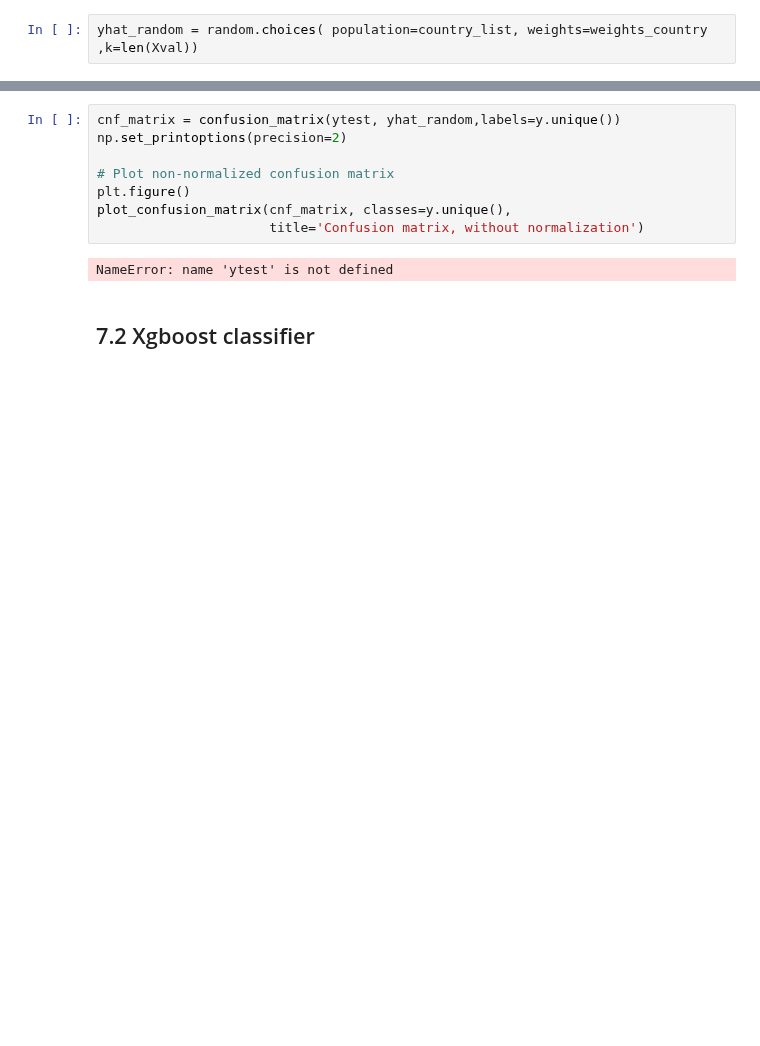
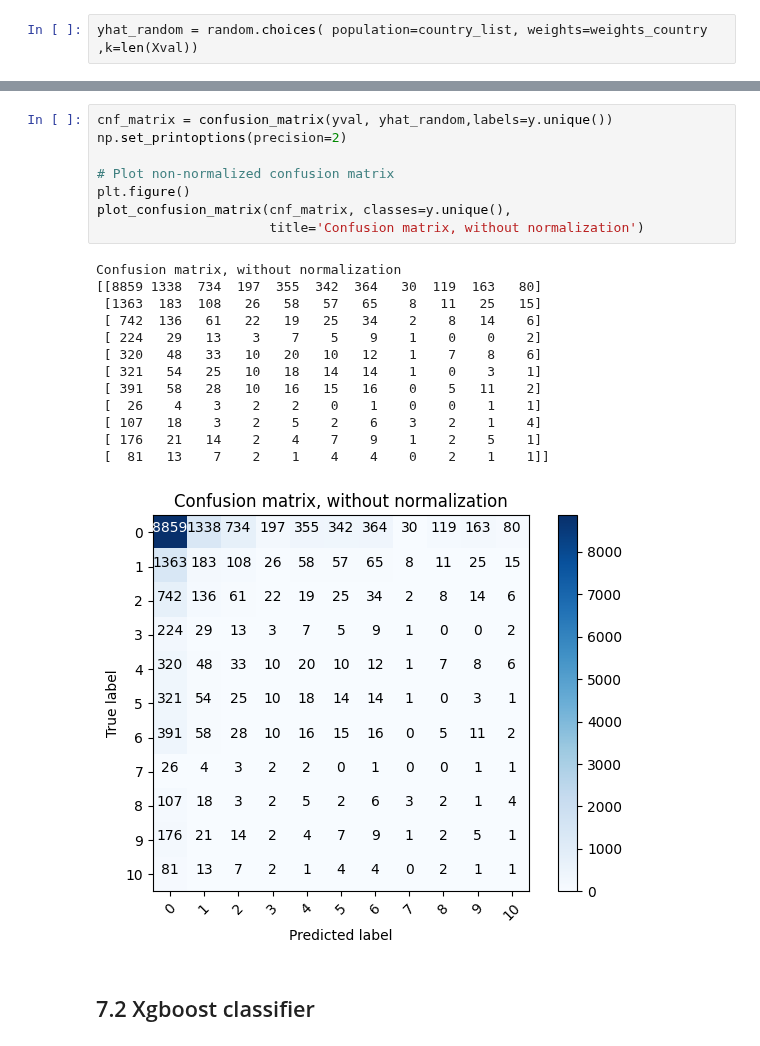
Before and after one commit to ViniciusKos/airbnb_prediction, a Jupyter notebook: airbnb_prediction.ipynb, the cells around one changed output, grey strips where cells are left out. Saved outputs shown, nothing was run; the diff lists cells and outputs as text; blank space fills up the shorter version.

```diff
--- a/airbnb_prediction.ipynb
+++ b/airbnb_prediction.ipynb
@@ -870,13 +900,25 @@ f1 score: 0.5117868368384583
 # %%
-cnf_matrix = confusion_matrix(ytest, yhat_random,labels=y.unique())
+cnf_matrix = confusion_matrix(yval, yhat_random,labels=y.unique())
 np.set_printoptions(precision=2)
 
 # Plot non-normalized confusion matrix
 plt.figure()
 plot_confusion_matrix(cnf_matrix, classes=y.unique(),
                       title='Confusion matrix, without normalization')
 # %% [output]
-NameError: name 'ytest' is not defined
+Confusion matrix, without normalization
+[[8859 1338  734  197  355  342  364   30  119  163   80]
+ [1363  183  108   26   58   57   65    8   11   25   15]
+ [ 742  136   61   22   19   25   34    2    8   14    6]
+ [ 224   29   13    3    7    5    9    1    0    0    2]
+ [ 320   48   33   10   20   10   12    1    7    8    6]
+ [ 321   54   25   10   18   14   14    1    0    3    1]
+ [ 391   58   28   10   16   15   16    0    5   11    2]
+ [  26    4    3    2    2    0    1    0    0    1    1]
+ [ 107   18    3    2    5    2    6    3    2    1    4]
+ [ 176   21   14    2    4    7    9    1    2    5    1]
+ [  81   13    7    2    1    4    4    0    2    1    1]]
+[figure, added]
 # %% [markdown]
 ## 7.2 Xgboost classifier
 # %%
```
Also changed, not shown: parts of 11 cells of this notebook.
